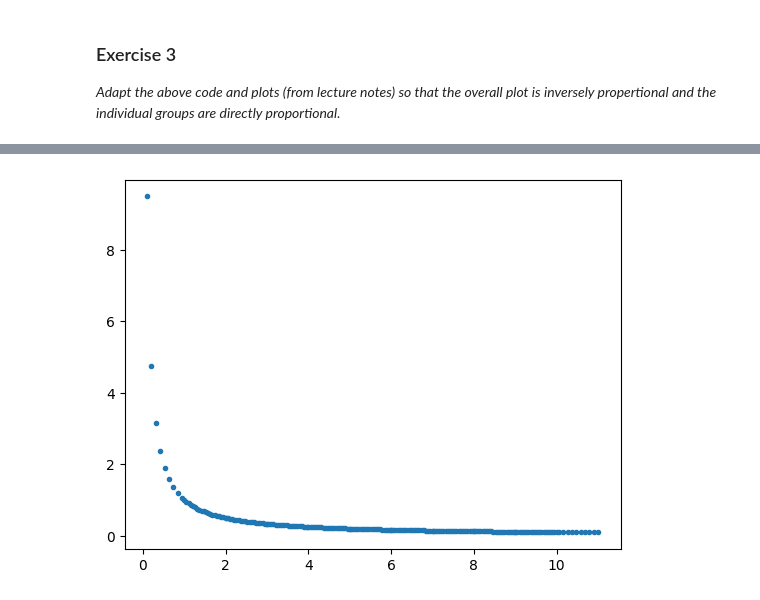
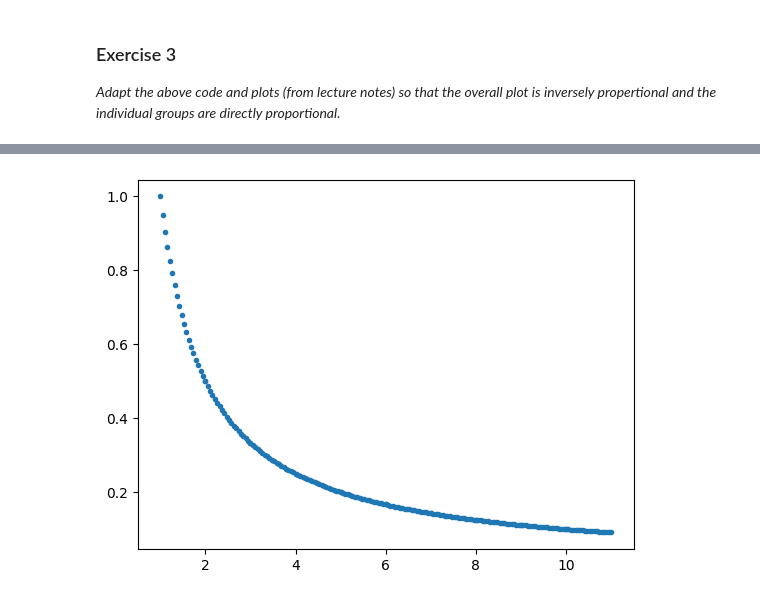
Before and after one commit to MSoD1/Fundamentals-of-Data-Analysis, a Jupyter notebook: Exercise4.ipynb, the cells around one changed output, grey strips where cells are left out. Drawn from its saved outputs; the diff is of its cells as text; code cells hidden in the pictures.

```diff
--- a/Exercise4.ipynb
+++ b/Exercise4.ipynb
@@ -135,12 +135,15 @@ plt.show()
 ![image.png](attachment:573d7df8-287f-432b-84c1-e8f059673a11.png)
 # %%
 # Create a series of x vectors.
-xs = np.array([np.linspace(i, i + 2.0, 20) for i in range(10)])
+xs = np.array([np.linspace(i+1, i + 2.0, 20) for i in range(10)])
+# %%
+ys = 1/xs
 # %%
 # Create global list of x and y values.
 x = xs.flatten()
+y= ys.flatten()
 # %%
 # Plot.
-plt.plot(x, 1/x, '.');
+plt.plot(x, y, '.');
 # %% [output]
-[figure, old version]
+[figure, new version]
```
Also changed, not shown: parts of 2 cells of this notebook.
